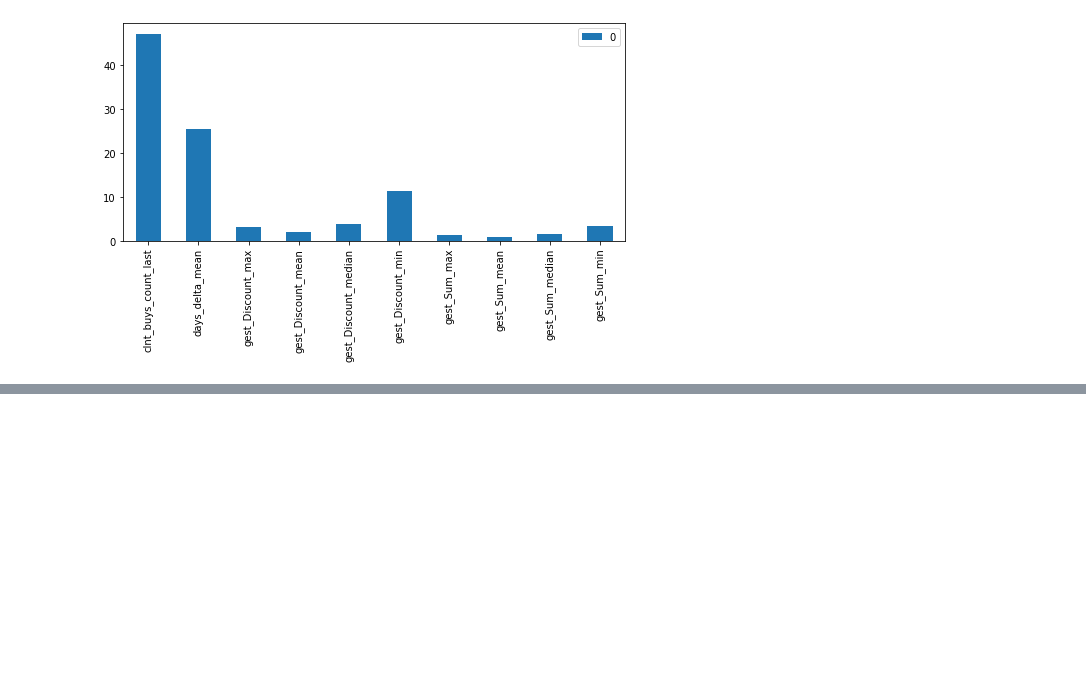
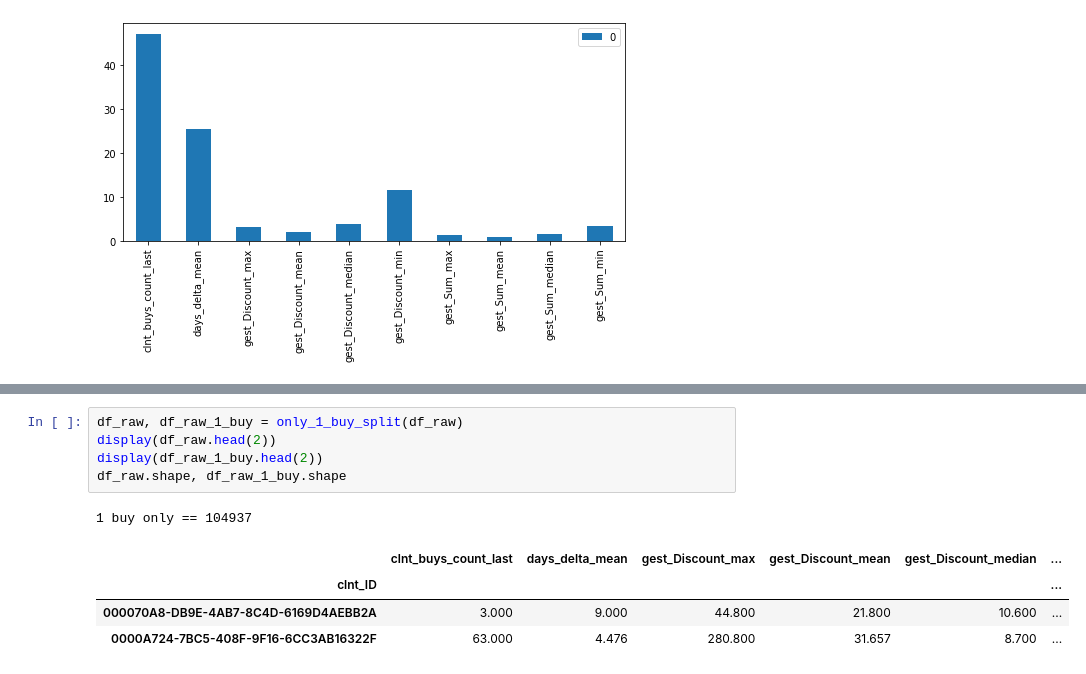
Before and after one commit to snakerzr/cupcake_churn_prediction, a Jupyter notebook: notebook.ipynb, the cells around one changed output, grey strips where cells are left out. Drawn from its saved outputs; the diff is of its cells as text; blank space fills up the shorter version.

```diff
--- a/notebook.ipynb
+++ b/notebook.ipynb
@@ -1910,0 +2058,11 @@ pd.DataFrame(model.feature_importances_,index=X.columns).plot(y=[0], kind="bar",
+# %%
+df_raw, df_raw_1_buy = only_1_buy_split(df_raw)
+display(df_raw.head(2))
+display(df_raw_1_buy.head(2))
+df_raw.shape, df_raw_1_buy.shape
+# %% [output]
+1 buy only == 104937
+|  | clnt_buys_count_last | days_delta_mean | gest_Discount_max | gest_Discount_mean | gest_Discount_median | ... |
+| clnt_ID |  |  |  |  |  | ... |
+| 000070A8-DB9E-4AB7-8C4D-6169D4AEBB2A | 3.000 | 9.000 | 44.800 | 21.800 | 10.600 | ... |
+| 0000A724-7BC5-408F-9F16-6CC3AB16322F | 63.000 | 4.476 | 280.800 | 31.657 | 8.700 | ... |
```
Also changed, not shown: parts of 40 cells of this notebook, 1 other file.
